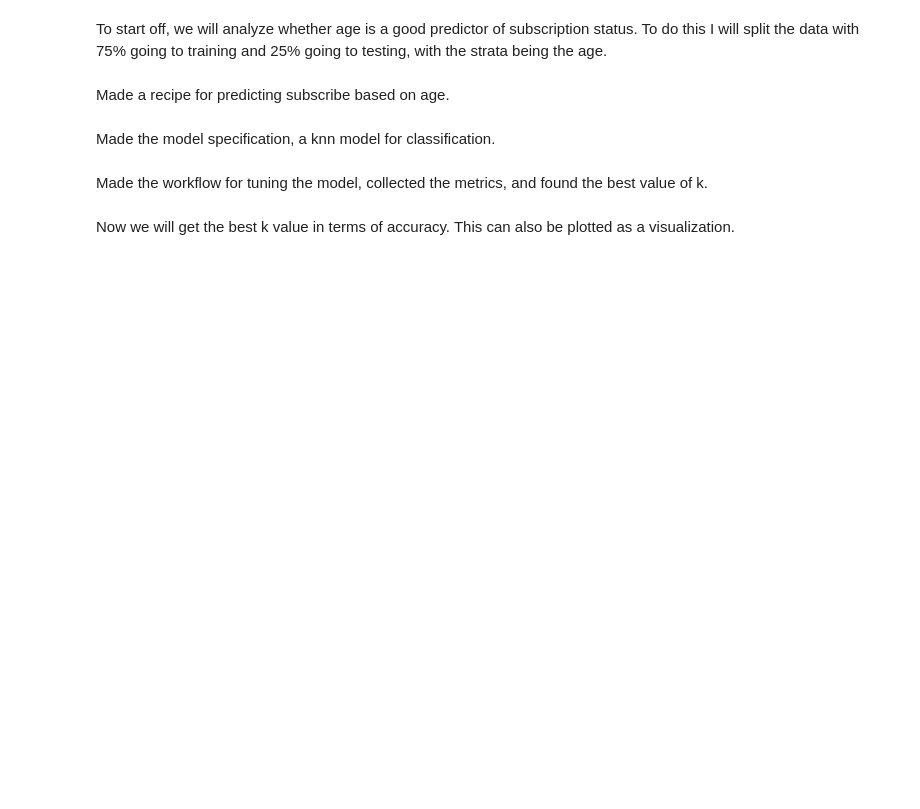
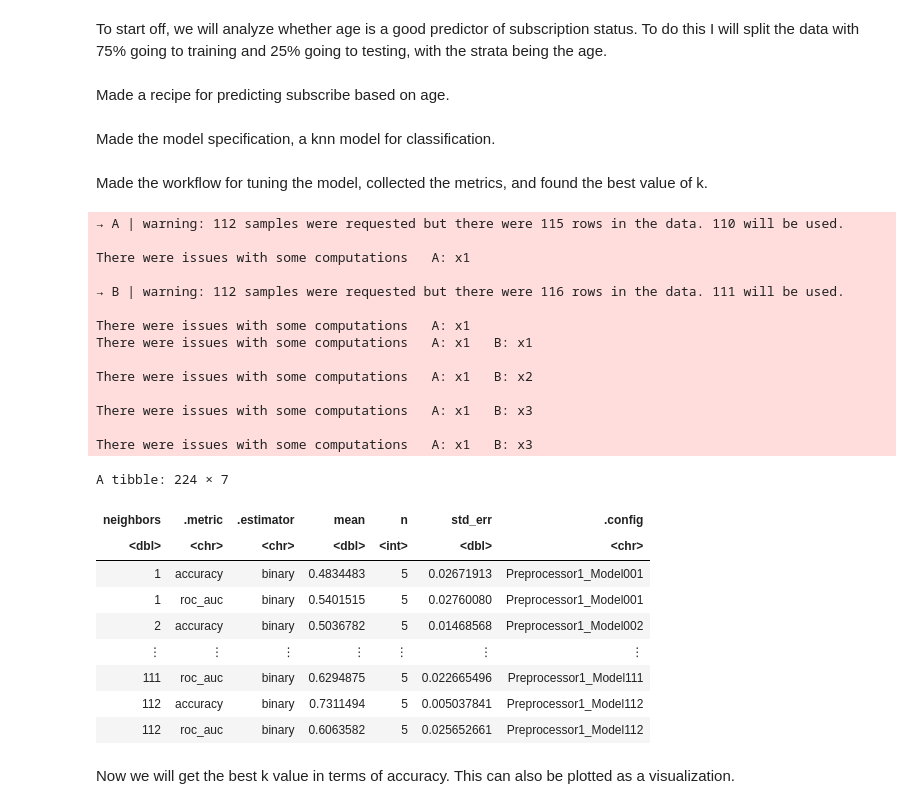
Before and after one commit to nothingbutash/dsci-100-2024w2-group-006-2, a Jupyter notebook: Project.ipynb, the cells around one changed output. Drawn from its saved outputs; the diff is of its cells as text; code cells hidden in the pictures; blank space fills up the shorter version.

```diff
--- a/Project.ipynb
+++ b/Project.ipynb
@@ -106,15 +149,40 @@ Made the workflow for tuning the model, collected the metrics, and found the bes
 # %%
 players_vfold <- players_train |>
     vfold_cv(v = 5, strata = subscribe)
 
-k_vals <- tibble(neighbors = seq(from = 1, to = 116, by = 1))
+k_vals <- tibble(neighbors = seq(from = 1, to = 112, by = 1))
 
 knn_results <- workflow() |>
       add_recipe(players_recipe) |>
       add_model(knn_tune) |>
       tune_grid(resamples = players_vfold, grid = k_vals) |>
       collect_metrics()
 knn_results
+# %% [output]
+→ A | warning: 112 samples were requested but there were 115 rows in the data. 110 will be used.
+
+There were issues with some computations   A: x1
+
+→ B | warning: 112 samples were requested but there were 116 rows in the data. 111 will be used.
+
+There were issues with some computations   A: x1
+There were issues with some computations   A: x1   B: x1
+
+There were issues with some computations   A: x1   B: x2
+
+There were issues with some computations   A: x1   B: x3
+
+There were issues with some computations   A: x1   B: x3
+A tibble: 224 × 7
+| neighbors | .metric | .estimator | mean | n | std_err | .config |
+| <dbl> | <chr> | <chr> | <dbl> | <int> | <dbl> | <chr> |
+| 1 | accuracy | binary | 0.4834483 | 5 | 0.02671913 | Preprocessor1_Model001 |
+| 1 | roc_auc | binary | 0.5401515 | 5 | 0.02760080 | Preprocessor1_Model001 |
+| 2 | accuracy | binary | 0.5036782 | 5 | 0.01468568 | Preprocessor1_Model002 |
+| ⋮ | ⋮ | ⋮ | ⋮ | ⋮ | ⋮ | ⋮ |
+| 111 | roc_auc | binary | 0.6294875 | 5 | 0.022665496 | Preprocessor1_Model111 |
+| 112 | accuracy | binary | 0.7311494 | 5 | 0.005037841 | Preprocessor1_Model112 |
+| 112 | roc_auc | binary | 0.6063582 | 5 | 0.025652661 | Preprocessor1_Model112 |
 # %% [markdown]
 Now we will get the best k value in terms of accuracy. This can also be plotted as a visualization.
 # %%
```
Also changed, not shown: parts of 13 cells of this notebook.
